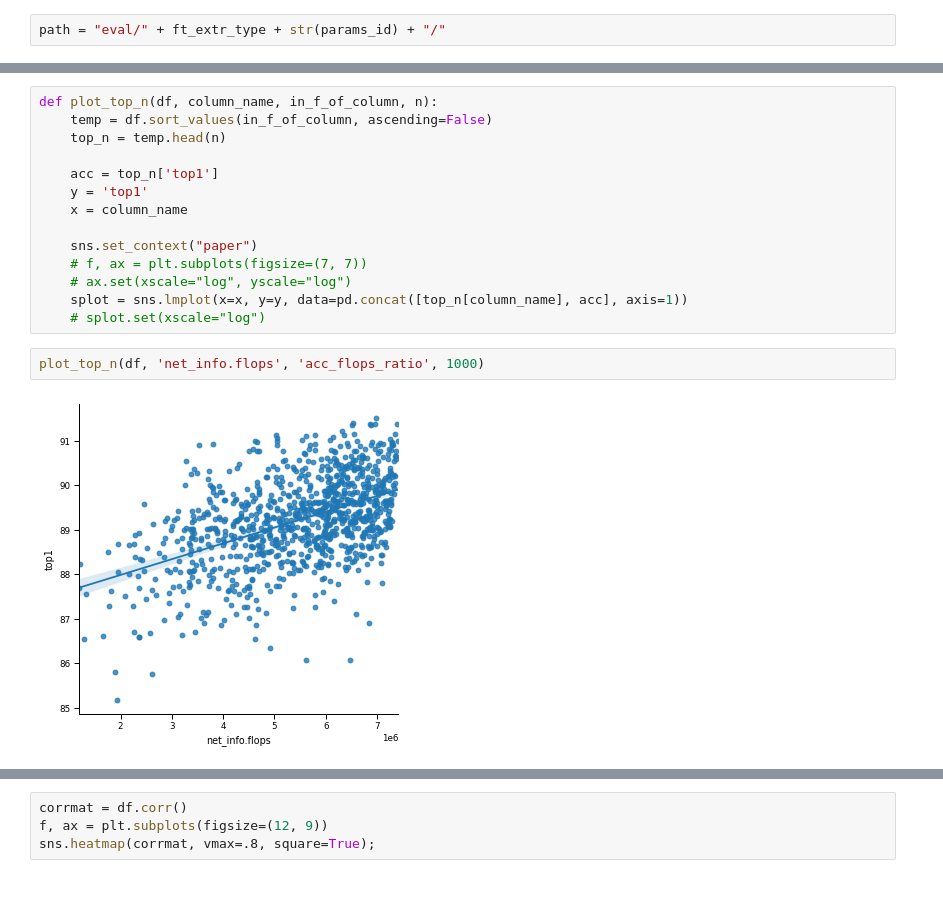
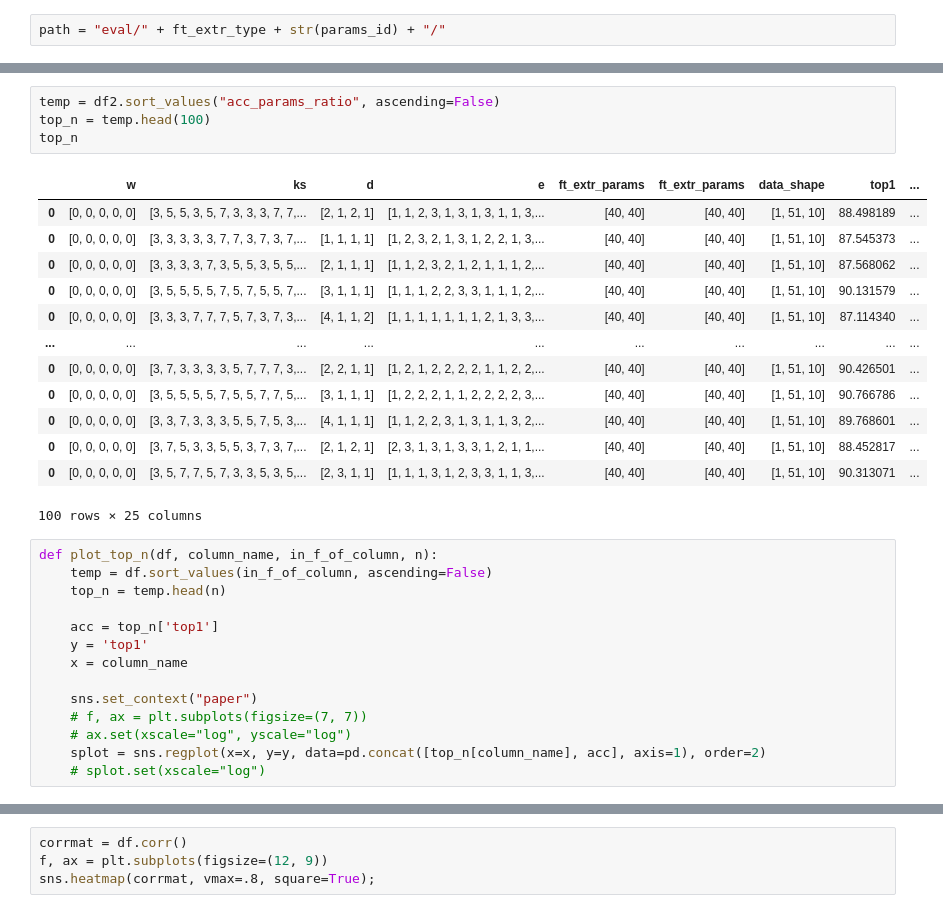
Before and after one commit to NielsEscarfail/FeatureExtractionKWS, a Jupyter notebook: ResultsVisualisation.ipynb, the cells around one changed output, grey strips where cells are left out. Cells and saved outputs as stored; diff of their text form.

```diff
--- a/ResultsVisualisation.ipynb
+++ b/ResultsVisualisation.ipynb
@@ -74,3 +98,21 @@ df2
+# %%
+temp = df2.sort_values("acc_params_ratio", ascending=False)
+top_n = temp.head(100)
+top_n
+# %% [output]
+|  | w | ks | d | e | ft_extr_params | ft_extr_params | data_shape | top1 | ... |
+| 0 | [0, 0, 0, 0, 0] | [3, 5, 5, 3, 5, 7, 3, 3, 3, 7, 7,... | [2, 1, 2, 1] | [1, 1, 2, 3, 1, 3, 1, 3, 1, 1, 3,... | [40, 40] | [40, 40] | [1, 51, 10] | 88.498189 | ... |
+| 0 | [0, 0, 0, 0, 0] | [3, 3, 3, 3, 3, 7, 7, 3, 7, 3, 7,... | [1, 1, 1, 1] | [1, 2, 3, 2, 1, 3, 1, 2, 2, 1, 3,... | [40, 40] | [40, 40] | [1, 51, 10] | 87.545373 | ... |
+| 0 | [0, 0, 0, 0, 0] | [3, 3, 3, 3, 7, 3, 5, 5, 3, 5, 5,... | [2, 1, 1, 1] | [1, 1, 2, 3, 2, 1, 2, 1, 1, 1, 2,... | [40, 40] | [40, 40] | [1, 51, 10] | 87.568062 | ... |
+| 0 | [0, 0, 0, 0, 0] | [3, 5, 5, 5, 5, 7, 5, 7, 5, 5, 7,... | [3, 1, 1, 1] | [1, 1, 1, 2, 2, 3, 3, 1, 1, 1, 2,... | [40, 40] | [40, 40] | [1, 51, 10] | 90.131579 | ... |
+| 0 | [0, 0, 0, 0, 0] | [3, 3, 3, 7, 7, 7, 5, 7, 3, 7, 3,... | [4, 1, 1, 2] | [1, 1, 1, 1, 1, 1, 1, 2, 1, 3, 3,... | [40, 40] | [40, 40] | [1, 51, 10] | 87.114340 | ... |
+| ... | ... | ... | ... | ... | ... | ... | ... | ... | ... |
+| 0 | [0, 0, 0, 0, 0] | [3, 7, 3, 3, 3, 3, 5, 7, 7, 7, 3,... | [2, 2, 1, 1] | [1, 2, 1, 2, 2, 2, 2, 1, 1, 2, 2,... | [40, 40] | [40, 40] | [1, 51, 10] | 90.426501 | ... |
+| 0 | [0, 0, 0, 0, 0] | [3, 5, 5, 5, 5, 7, 5, 5, 7, 7, 5,... | [3, 1, 1, 1] | [1, 2, 2, 2, 1, 1, 2, 2, 2, 2, 3,... | [40, 40] | [40, 40] | [1, 51, 10] | 90.766786 | ... |
+| 0 | [0, 0, 0, 0, 0] | [3, 3, 7, 3, 3, 3, 5, 5, 7, 5, 3,... | [4, 1, 1, 1] | [1, 1, 2, 2, 3, 1, 3, 1, 1, 3, 2,... | [40, 40] | [40, 40] | [1, 51, 10] | 89.768601 | ... |
+| 0 | [0, 0, 0, 0, 0] | [3, 7, 5, 3, 3, 5, 5, 3, 7, 3, 7,... | [2, 1, 2, 1] | [2, 3, 1, 3, 1, 3, 3, 1, 2, 1, 1,... | [40, 40] | [40, 40] | [1, 51, 10] | 88.452817 | ... |
+| 0 | [0, 0, 0, 0, 0] | [3, 5, 7, 7, 5, 7, 3, 3, 5, 3, 5,... | [2, 3, 1, 1] | [1, 1, 1, 3, 1, 2, 3, 3, 1, 1, 3,... | [40, 40] | [40, 40] | [1, 51, 10] | 90.313071 | ... |
+100 rows × 25 columns
 # %%
 def plot_top_n(df, column_name, in_f_of_column, n):
     temp = df.sort_values(in_f_of_column, ascending=False)
@@ -83,9 +125,5 @@ def plot_top_n(df, column_name, in_f_of_column, n):
     sns.set_context("paper")
     # f, ax = plt.subplots(figsize=(7, 7))
     # ax.set(xscale="log", yscale="log")
-    splot = sns.lmplot(x=x, y=y, data=pd.concat([top_n[column_name], acc], axis=1))
+    splot = sns.regplot(x=x, y=y, data=pd.concat([top_n[column_name], acc], axis=1), order=2)
     # splot.set(xscale="log")
-# %%
-plot_top_n(df, 'net_info.flops', 'acc_flops_ratio', 1000)
-# %% [output]
-[figure, removed]
```
Also changed, not shown: parts of 12 cells of this notebook, 2 other files.
